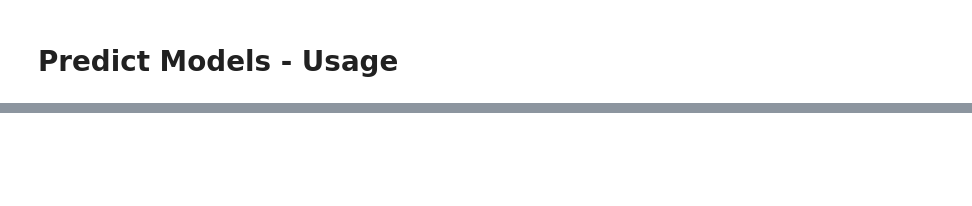
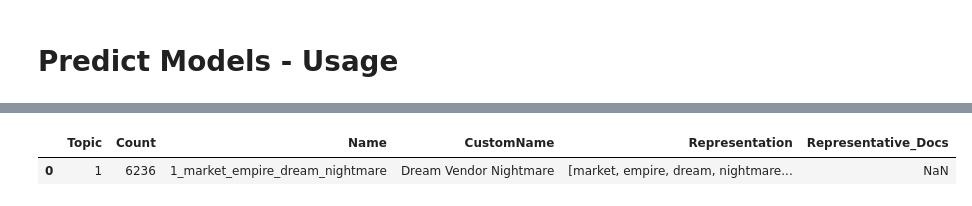
Before and after one commit to D0men1c0/ISSR_Darkweb, a Jupyter notebook: ShowModelsBaselineBERT/Thread/7Topic/1_baseline_7_topic.ipynb, the cells around one changed output, grey strips where cells are left out. Drawn from its saved outputs; the diff is of its cells as text; code cells hidden in the pictures; blank space fills up the shorter version.

```diff
--- a/ShowModelsBaselineBERT/Thread/7Topic/1_baseline_7_topic.ipynb
+++ b/ShowModelsBaselineBERT/Thread/7Topic/1_baseline_7_topic.ipynb
@@ -168,0 +162,7 @@ predict_single_topic(topic_model, sentence)
+# %%
+topic_model = BERTopic.load("D0men1c0/ISSR_Dark_Web_7Topics")
+# %%
+sentence = ['closed market']
+topic, _ = topic_model.transform(sentence)
+topic_model.get_topic_info(topic[0])
+# %% [output]
@@ -168,0 +170,2 @@ predict_single_topic(topic_model, sentence)
+|  | Topic | Count | Name | CustomName | Representation | Representative_Docs |
+| 0 | 1 | 6236 | 1_market_empire_dream_nightmare | Dream Vendor Nightmare | [market, empire, dream, nightmare... | NaN |
```
Also changed, not shown: parts of 12 cells of this notebook.
